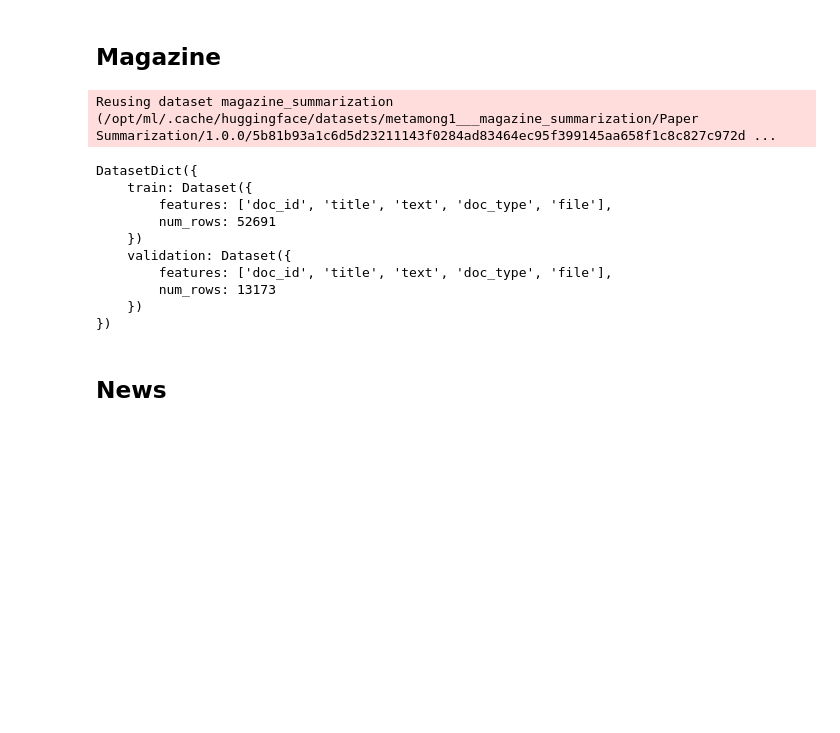
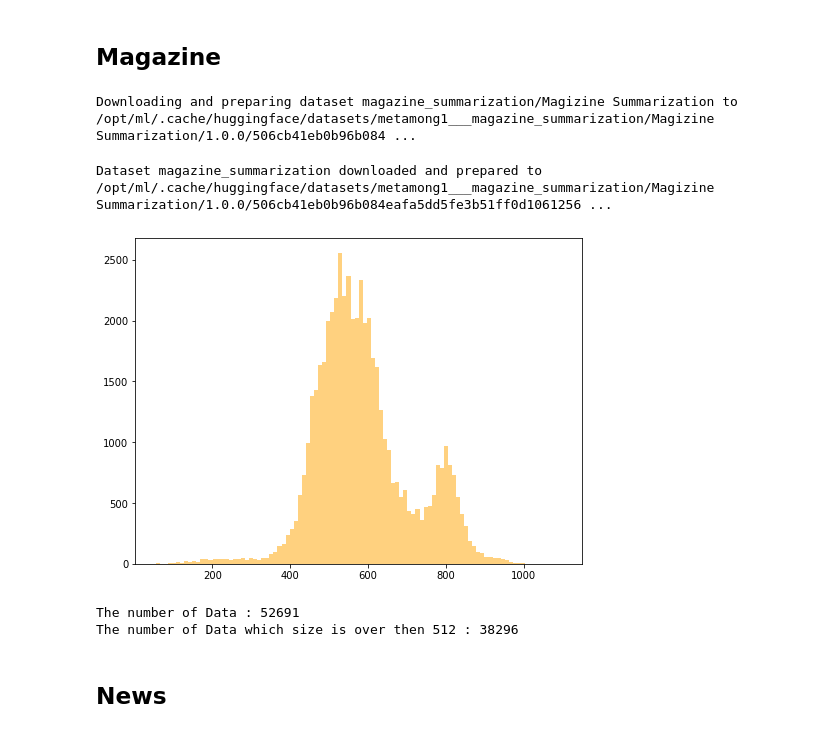
Before and after one commit to boostcampaitech2/final-project-level3-nlp-02, a Jupyter notebook: 1.EDA/preprocessing_docs.ipynb, the cells around one changed output. Drawn from its saved outputs; the diff is of its cells as text; code cells hidden in the pictures; blank space fills up the shorter version.

```diff
--- a/1.EDA/preprocessing_docs.ipynb
+++ b/1.EDA/preprocessing_docs.ipynb
@@ -130,20 +60,9 @@ for data in tqdm(train_data) :
 # %% [markdown]
 ## Magazine
 # %%
-magazine_dataset = law_dataset = load_dataset('metamong1/summarization_magazine',
+magazine_dataset = load_dataset('metamong1/summarization_magazine',
+    download_mode='force_redownload',
     use_auth_token='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')
 # %% [output]
-Reusing dataset magazine_summarization (/opt/ml/.cache/huggingface/datasets/metamong1___magazine_summarization/Paper Summarization/1.0.0/5b81b93a1c6d5d23211143f0284ad83464ec95f399145aa658f1c8c827c972d ...
+Downloading and preparing dataset magazine_summarization/Magizine Summarization to /opt/ml/.cache/huggingface/datasets/metamong1___magazine_summarization/Magizine Summarization/1.0.0/506cb41eb0b96b084 ...
+Dataset magazine_summarization downloaded and prepared to /opt/ml/.cache/huggingface/datasets/metamong1___magazine_summarization/Magizine Summarization/1.0.0/506cb41eb0b96b084eafa5dd5fe3b51ff0d1061256 ...
-# %%
-magazine_dataset
-# %% [output]
-DatasetDict({
-    train: Dataset({
-        features: ['doc_id', 'title', 'text', 'doc_type', 'file'],
-        num_rows: 52691
-    })
-    validation: Dataset({
-        features: ['doc_id', 'title', 'text', 'doc_type', 'file'],
-        num_rows: 13173
-    })
-})
@@ -152,7 +69,12 @@ train_data = magazine_dataset['train']
-# %%
-train_docs = []
-train_titles = []
-
-for data in tqdm(train_data) :
-    train_docs.append(data['text'])
-    train_titles.append(data['title'])
+# %%
+magazine_train = list(magazine_dataset['train'])
+magazine_docs = [data['text'] for data in magazine_train]
+# %%
+magazine_tokens = [tokenizer.tokenize(doc) for doc in tqdm(magazine_docs)]
+magazine_tokens_len = list(map(len,magazine_tokens))
+# %%
+plt.figure(figsize = (8,6))
+plt.hist(magazine_tokens_len, bins=100, alpha=0.5, color='orange')
+plt.show()
+# %% [output]
+[figure, added]
@@ -159,3 +83,9 @@ for data in tqdm(train_data) :
+# %%
+print('The number of Data : %d' %len(magazine_len_vector))
+print('The number of Data which size is over then 512 : %d' %sum(magazine_len_vector))
+# %% [output]
+The number of Data : 52691
+The number of Data which size is over then 512 : 38296
 # %% [markdown]
 ## News
 # %%
```
Also changed, not shown: parts of 41 cells of this notebook, 1 other file.
